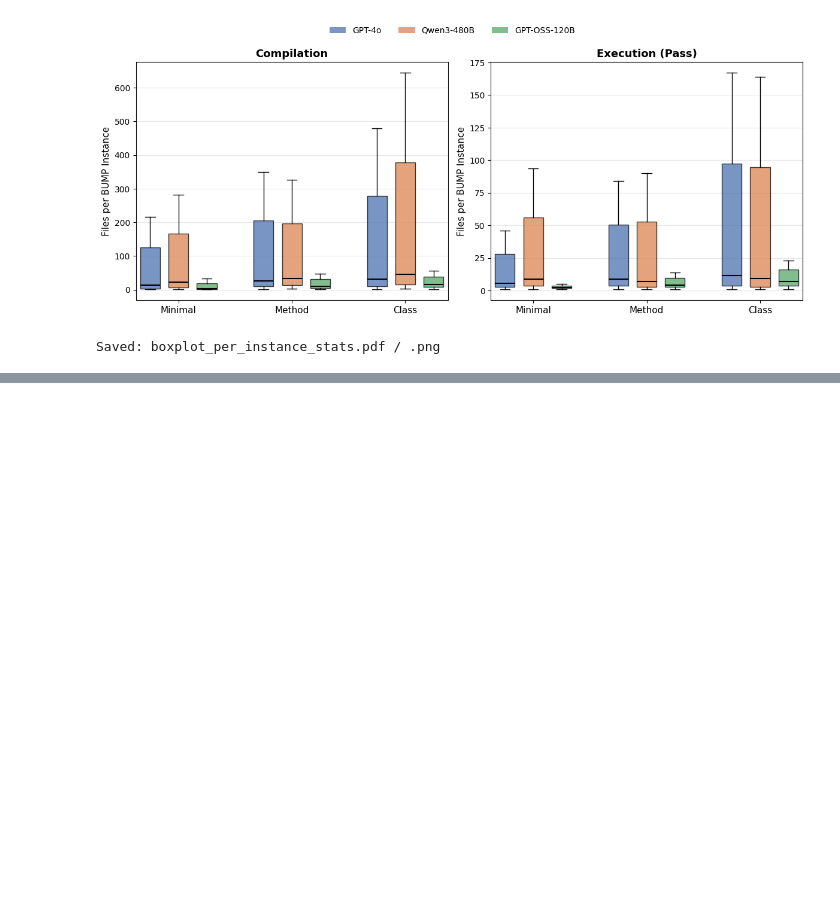
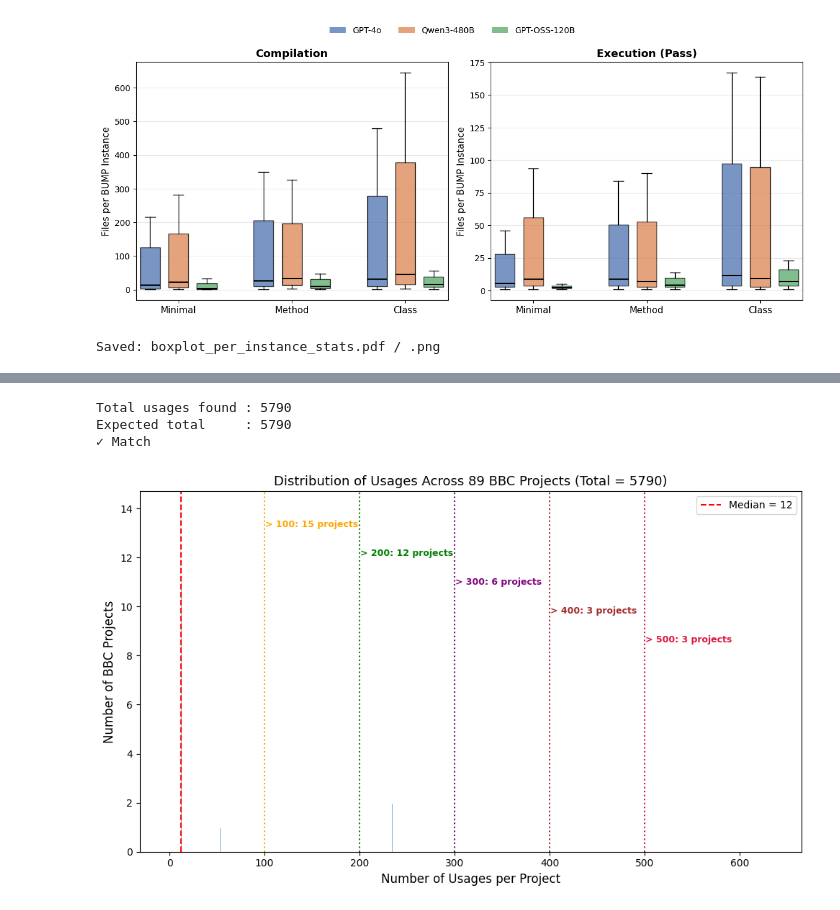
Before and after one commit to CuriousBeing1508/LLM_TestGeneration_for_BC, a Jupyter notebook: NewExpAfterCanary/ResultsForRQs/RQ1/BoxPlot.ipynb, the cells around one changed output, grey strips where cells are left out. Saved outputs shown, nothing was run; the diff lists cells and outputs as text; code cells hidden in the pictures; blank space fills up the shorter version.

```diff
--- a/NewExpAfterCanary/ResultsForRQs/RQ1/BoxPlot.ipynb
+++ b/NewExpAfterCanary/ResultsForRQs/RQ1/BoxPlot.ipynb
@@ -108,0 +164,60 @@ Saved: boxplot_per_instance_stats.pdf / .png
+# %%
+import os
+import pandas as pd
+import matplotlib.pyplot as plt
+
+# --- CONFIG ---
+EXP7_PATH = "/Volumes/Rachna-HD/FilteredDataset/Exp7Prompts"  # <-- update this
+TOTAL_EXPECTED = 5790
+
+# --- COUNT USAGES PER PROJECT ---
+rows = []
+for project in sorted(os.listdir(EXP7_PATH)):
+    project_dir = os.path.join(EXP7_PATH, project)
+    if os.path.isdir(project_dir):
+        usages = sum(1 for f in os.listdir(project_dir) if f.endswith(".txt"))
+        rows.append({"project": project, "usages": usages})
+
+df = pd.DataFrame(rows).sort_values("usages", ascending=False)
+
+# --- VALIDATE ---
+actual_total = df["usages"].sum()
+print(f"Total usages found : {actual_total}")
+print(f"Expected total     : {TOTAL_EXPECTED}")
+print("✓ Match" if actual_total == TOTAL_EXPECTED else f"✗ Mismatch by {actual_total - TOTAL_EXPECTED:+d}")
+
+# --- HISTOGRAM WITH THRESHOLD ANNOTATIONS ---
+thresholds = [100, 200, 300, 400, 500]  # adjust based on your data range
+
+fig, ax = plt.subplots(figsize=(10, 6))
+
+ax.hist(df["usages"], bins=range(1, df["usages"].max() + 2), color="steelblue",
+        edgecolor="white", align="left")
+
+median_val = int(df["usages"].median())
+ax.axvline(median_val, color="red", linestyle="--", linewidth=1.5,
+           label=f"Median = {median_val}")
+
+# --- THRESHOLD LINES + ANNOTATIONS ---
+colors = ["orange", "green", "purple", "brown", "crimson"]
+for i, thresh in enumerate(thresholds):
+    count_above = (df["usages"] > thresh).sum()
+    if count_above == 0:
+        continue  # skip if no projects exceed this threshold
+    ax.axvline(thresh, color=colors[i % len(colors)], linestyle=":", linewidth=1.5)
+    ax.text(thresh + 1, ax.get_ylim()[1] * 0.9 - i * (ax.get_ylim()[1] * 0.08),
+            f"> {thresh}: {count_above} projects",
+            color=colors[i % len(colors)], fontsize=9, fontweight="bold")
+
+ax.set_xlabel("Number of Usages per Project", fontsize=12)
+ax.set_ylabel("Number of BBC Projects", fontsize=12)
+ax.set_title(f"Distribution of Usages Across {len(df)} BBC Projects (Total = {actual_total})", fontsize=13)
+ax.legend()
+plt.tight_layout()
+plt.savefig("hist_usages_annotated.png", dpi=150)
+plt.show()
+# %% [output]
+Total usages found : 5790
+Expected total     : 5790
+✓ Match
+[figure, added]
```
Also changed, not shown: parts of 6 cells of this notebook, 32 other files.
